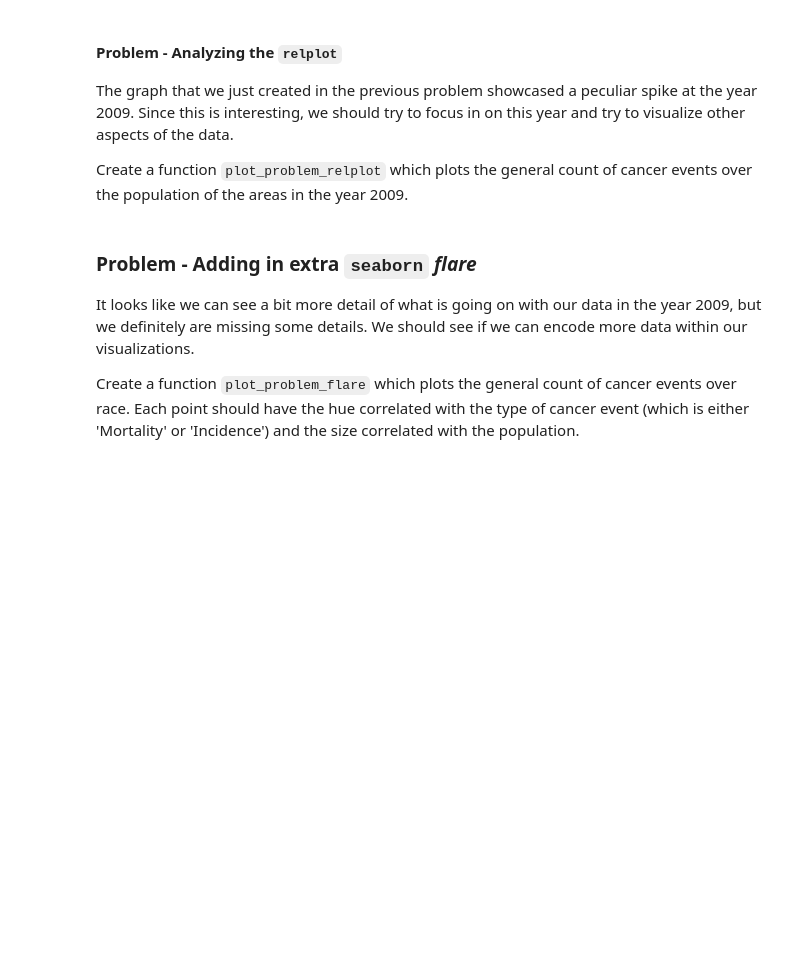
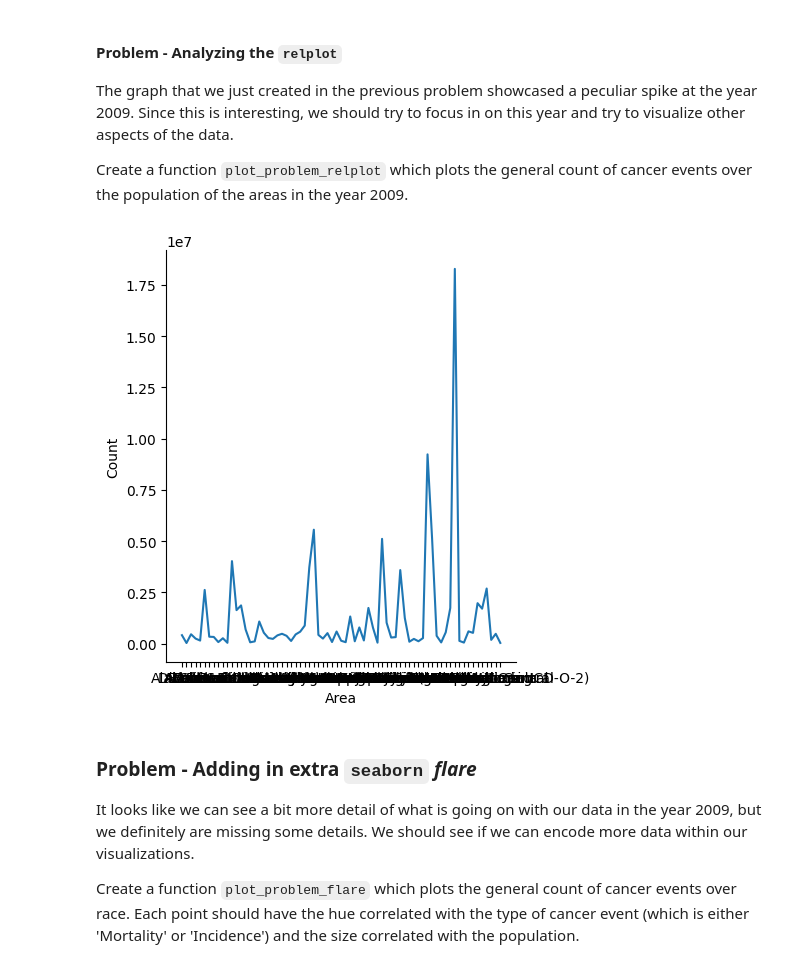
Before and after one commit to NCHS-CS/cse163-nchs, a Jupyter notebook: Sem1ExamPrep/SeabornPractice/seaborn_plotting_practice.ipynb, the cells around one changed output. Cells and saved outputs as stored; diff of their text form; code cells hidden in the pictures; blank space fills up the shorter version.

```diff
--- a/Sem1ExamPrep/SeabornPractice/seaborn_plotting_practice.ipynb
+++ b/Sem1ExamPrep/SeabornPractice/seaborn_plotting_practice.ipynb
@@ -106,11 +120,17 @@ Create a function `plot_problem_relplot` which plots the general count of cancer
 # %%
 import pandas as pd
 
 def plot_problem_relplot(df:pd.DataFrame) -> None:
     # Type your solution here
-    ...
+    df = df.loc[(df["Year"] == 2009) & (df["Sex"] == "Male and Female")]
+    readyToGraph = pd.DataFrame(df.groupby("Area")["Count"].sum())
+    sns.relplot(data = readyToGraph, x = "Area", y = "Count", kind = "line")
+
+
 
 plot_problem_relplot(df)
+# %% [output]
+[figure, added]
 # %% [markdown]
 ### Problem - Adding in extra `seaborn` *flare*
 It looks like we can see a bit more detail of what is going on with our data in the year 2009, but we definitely are missing some details. We should see if we can encode more data within our visualizations.
```
Also changed, not shown: parts of 2 cells of this notebook, 3 other files.
